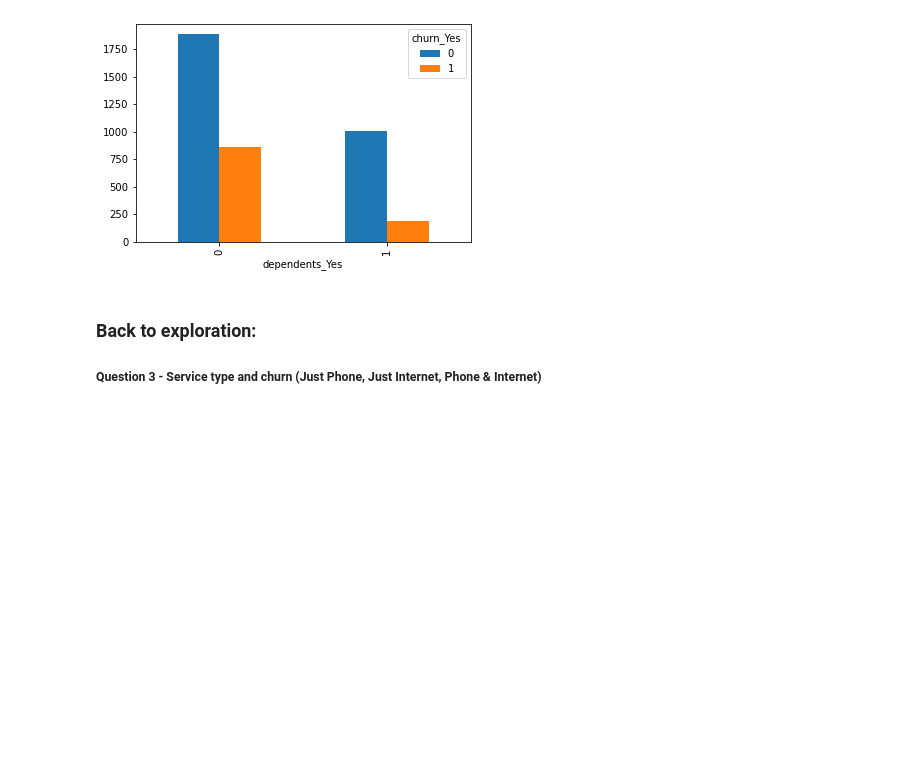
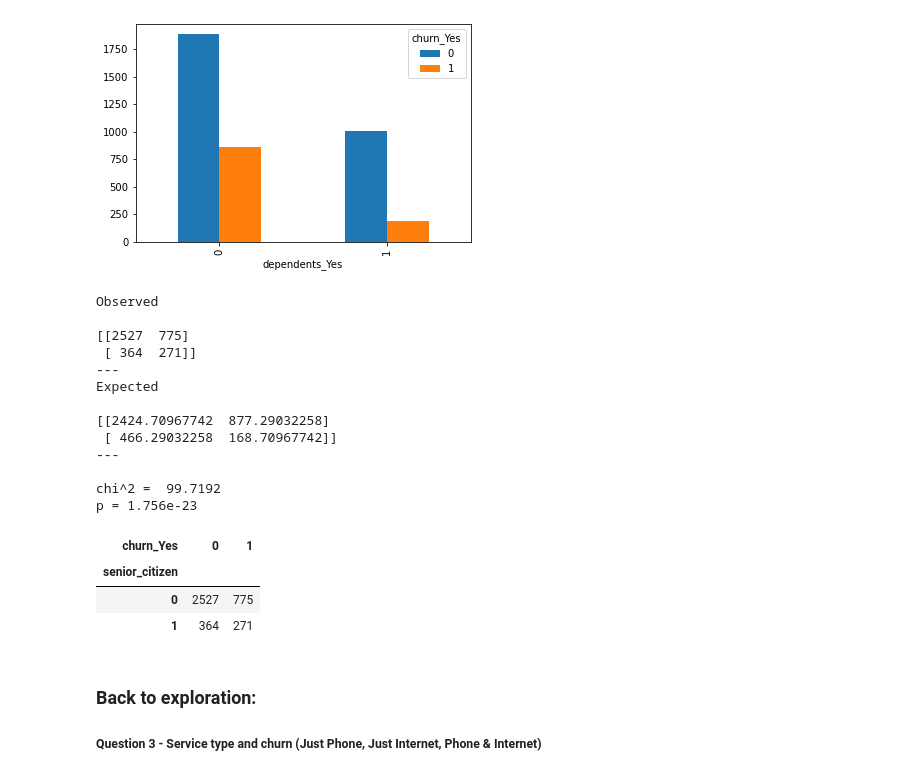
Before and after one commit to watermanbrandyn/classification_project, a Jupyter notebook: classification_workbook.ipynb, the cells around one changed output. Cells and saved outputs as stored; diff of their text form; code cells hidden in the pictures; blank space fills up the shorter version.

```diff
--- a/classification_workbook.ipynb
+++ b/classification_workbook.ipynb
@@ -470,0 +472,2 @@ for col in columns:
+# %%
+senior_cross = pd.crosstab(train.senior_citizen, train.churn_Yes)
@@ -470,0 +477,28 @@ for col in columns:
+# %%
+chi2, p, degf, expected = stats.chi2_contingency(senior_cross)
+print('Observed\n')
+print(senior_cross.values)
+print('---\nExpected\n')
+print(expected)
+print('---\n')
+print(f'chi^2 = {chi2: .4f}')
+print(f'p = {p:.4}')
+senior_cross
+# %% [output]
+Observed
+
+[[2527  775]
+ [ 364  271]]
+---
+Expected
+
+[[2424.70967742  877.29032258]
+ [ 466.29032258  168.70967742]]
+---
+
+chi^2 =  99.7192
+p = 1.756e-23
+| churn_Yes | 0 | 1 |
+| senior_citizen |  |  |
+| 0 | 2527 | 775 |
+| 1 | 364 | 271 |
```
Also changed, not shown: parts of 16 cells of this notebook.
